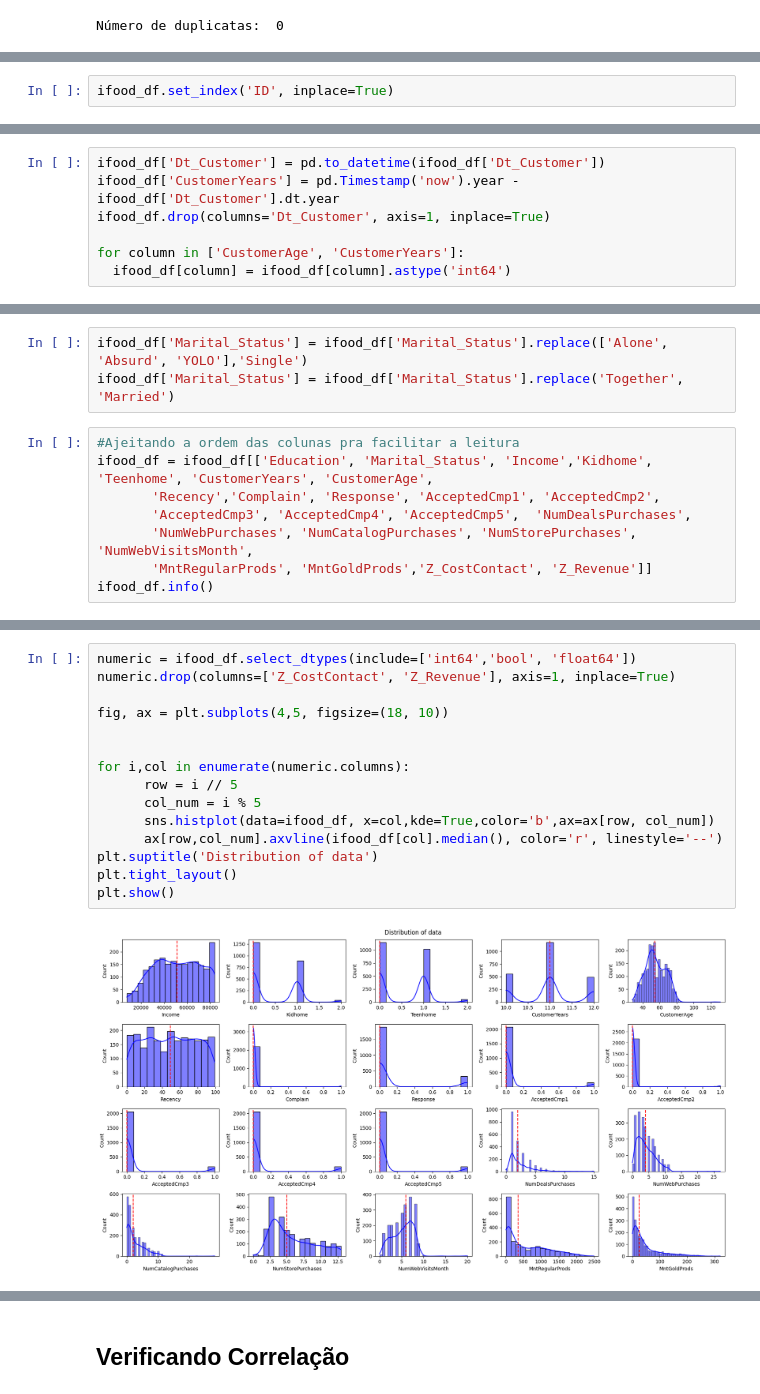
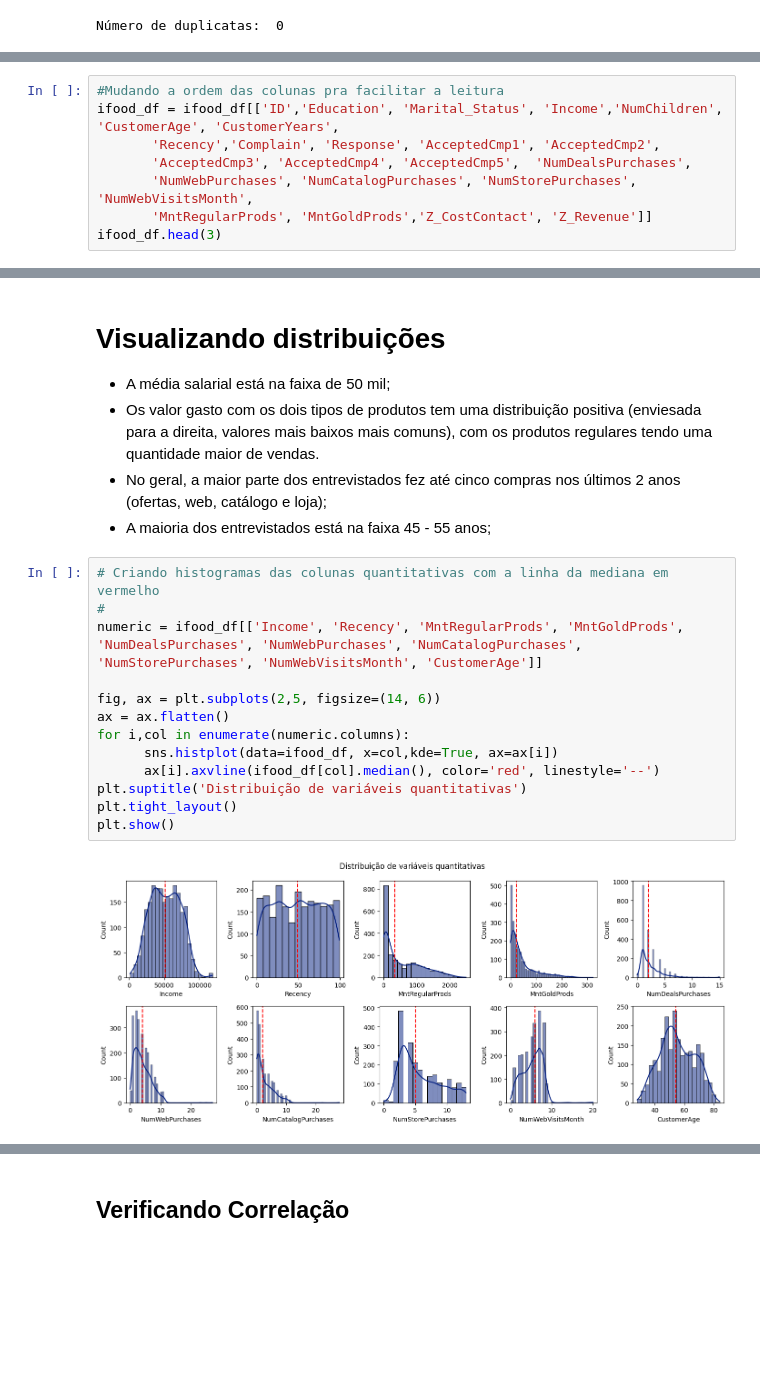
Before and after one commit to victoriaprestes/ifood-data-analyst-case, a Jupyter notebook: iFood_Data_Analyst_Case_An_Exploratory_Analysis.ipynb, the cells around one changed output, grey strips where cells are left out. Saved outputs shown, nothing was run; the diff lists cells and outputs as text; blank space fills up the shorter version.

```diff
--- a/iFood_Data_Analyst_Case_An_Exploratory_Analysis.ipynb
+++ b/iFood_Data_Analyst_Case_An_Exploratory_Analysis.ipynb
@@ -134,2 +181,0 @@ Perfeito. Agora que o dataset está limpo, vou fazer algumas alterações
-# %%
-ifood_df.set_index('ID', inplace=True)
@@ -139,7 +181,0 @@ ifood_df.drop(columns='Year_Birth', axis=1, inplace=True)
-# %%
-ifood_df['Dt_Customer'] = pd.to_datetime(ifood_df['Dt_Customer'])
-ifood_df['CustomerYears'] = pd.Timestamp('now').year - ifood_df['Dt_Customer'].dt.year
-ifood_df.drop(columns='Dt_Customer', axis=1, inplace=True)
-
-for column in ['CustomerAge', 'CustomerYears']:
-  ifood_df[column] = ifood_df[column].astype('int64')
@@ -164,12 +182,9 @@ for column in ['AcceptedCmp1', 'AcceptedCmp2', 'AcceptedCmp3', 'AcceptedCmp4', '
-# %%
-ifood_df['Marital_Status'] = ifood_df['Marital_Status'].replace(['Alone', 'Absurd', 'YOLO'],'Single')
-ifood_df['Marital_Status'] = ifood_df['Marital_Status'].replace('Together', 'Married')
 # %%
-#Ajeitando a ordem das colunas pra facilitar a leitura
-ifood_df = ifood_df[['Education', 'Marital_Status', 'Income','Kidhome', 'Teenhome', 'CustomerYears', 'CustomerAge',
+#Mudando a ordem das colunas pra facilitar a leitura
+ifood_df = ifood_df[['ID','Education', 'Marital_Status', 'Income','NumChildren', 'CustomerAge', 'CustomerYears',
        'Recency','Complain', 'Response', 'AcceptedCmp1', 'AcceptedCmp2',
        'AcceptedCmp3', 'AcceptedCmp4', 'AcceptedCmp5',  'NumDealsPurchases',
        'NumWebPurchases', 'NumCatalogPurchases', 'NumStorePurchases', 'NumWebVisitsMonth',
        'MntRegularProds', 'MntGoldProds','Z_CostContact', 'Z_Revenue']]
-ifood_df.info()
+ifood_df.head(3)
 # %% [output]
@@ -200,17 +196,24 @@ memory usage: 326.8+ KB
+# %% [markdown]
+# Visualizando distribuições
+
+
+
+*   A média salarial está na faixa de 50 mil;
+* Os valor gasto com os dois tipos de produtos tem uma distribuição positiva (enviesada para a direita, valores mais baixos mais comuns), com os produtos regulares tendo uma quantidade maior de vendas.
+*   No geral, a maior parte dos entrevistados fez até cinco compras nos últimos 2 anos (ofertas, web, catálogo e loja);
+* A maioria dos entrevistados está na faixa 45 - 55 anos;
 # %%
-numeric = ifood_df.select_dtypes(include=['int64','bool', 'float64'])
-numeric.drop(columns=['Z_CostContact', 'Z_Revenue'], axis=1, inplace=True)
+# Criando histogramas das colunas quantitativas com a linha da mediana em vermelho
+#
+numeric = ifood_df[['Income', 'Recency', 'MntRegularProds', 'MntGoldProds', 'NumDealsPurchases', 'NumWebPurchases', 'NumCatalogPurchases', 'NumStorePurchases', 'NumWebVisitsMonth', 'CustomerAge']]
 
-fig, ax = plt.subplots(4,5, figsize=(18, 10))
-
-
+fig, ax = plt.subplots(2,5, figsize=(14, 6))
+ax = ax.flatten()
 for i,col in enumerate(numeric.columns):
-      row = i // 5
-      col_num = i % 5
-      sns.histplot(data=ifood_df, x=col,kde=True,color='b',ax=ax[row, col_num])
-      ax[row,col_num].axvline(ifood_df[col].median(), color='r', linestyle='--')
-plt.suptitle('Distribution of data')
+      sns.histplot(data=ifood_df, x=col,kde=True, ax=ax[i])
+      ax[i].axvline(ifood_df[col].median(), color='red', linestyle='--')
+plt.suptitle('Distribuição de variáveis quantitativas')
 plt.tight_layout()
 plt.show()
 # %% [output]
-[figure, old version]
+[figure, new version]
```
Also changed, not shown: parts of 43 cells of this notebook.
